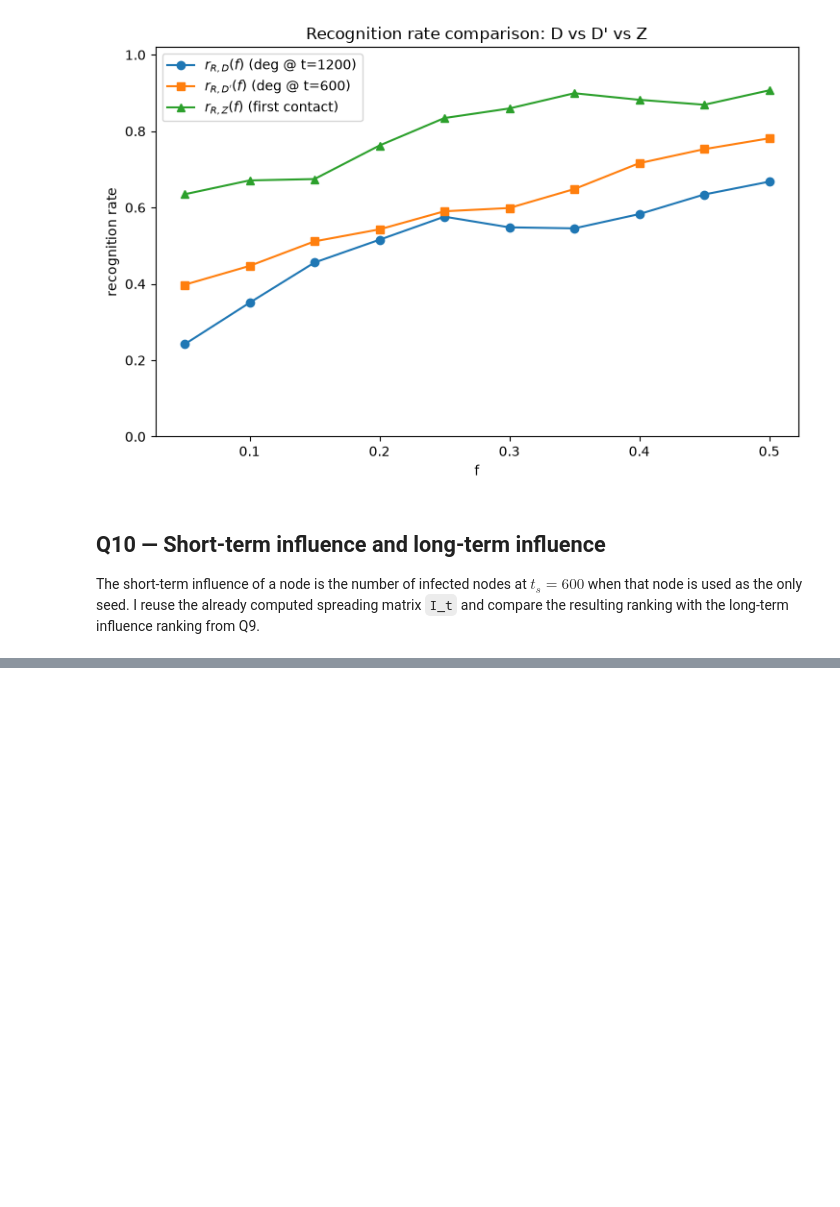
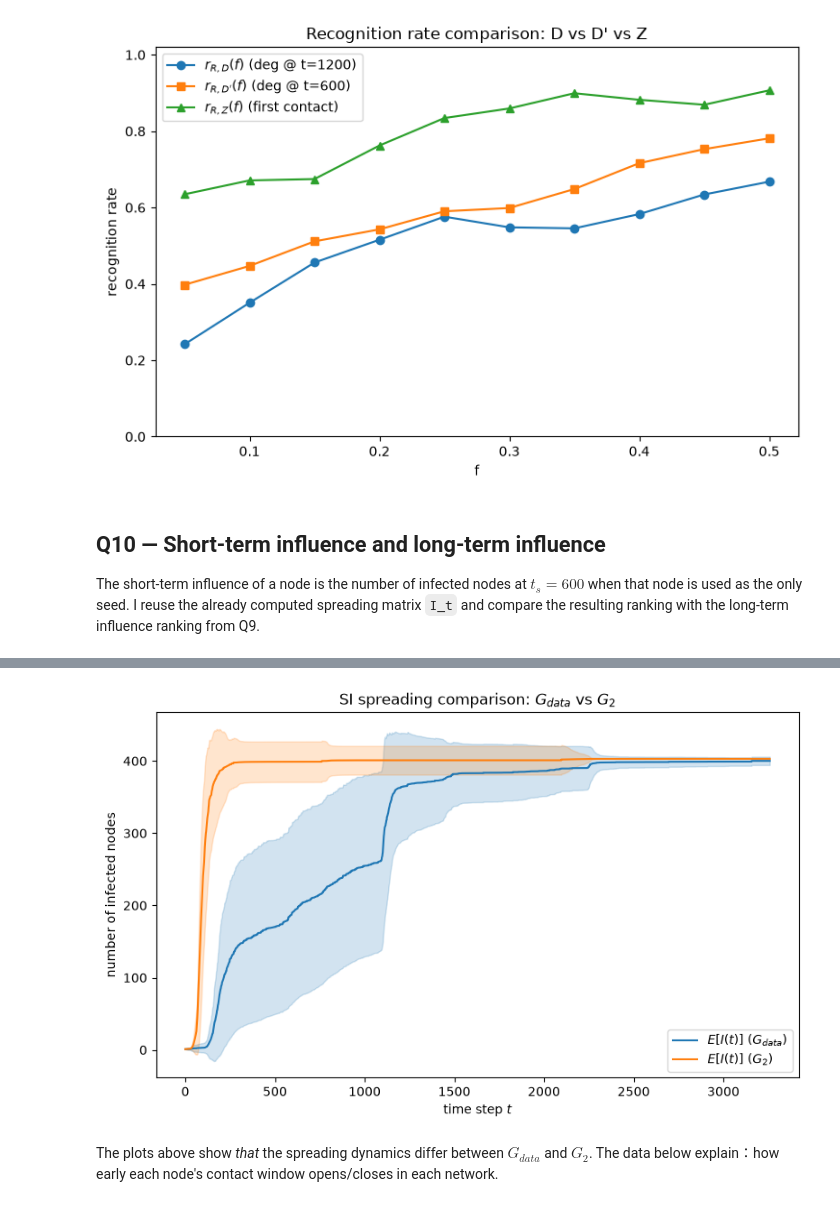
Before and after one commit to andrei00001111/ComplexAss, a Jupyter notebook: assignment.ipynb, the cells around one changed output, grey strips where cells are left out. Saved outputs shown, nothing was run; the diff lists cells and outputs as text; code cells hidden in the pictures; blank space fills up the shorter version.

```diff
--- a/assignment.ipynb
+++ b/assignment.ipynb
@@ -1371,0 +1495,25 @@ nodes tied with at least one other node: 325
+# %%
+# Combined comparison: G_data vs G_2
+def plot_spreading_comparison(curves, title):
+    """curves: list of (label, E_I, Sd_I, T, color) tuples."""
+    fig, ax = plt.subplots(figsize=(8, 5))
+    for label, E_I, Sd_I, T, color in curves:
+        tt_axis = np.arange(T + 1)
+        ax.plot(tt_axis, E_I, color=color, lw=1.5, label=fr"$E[I(t)]$ ({label})")
+        ax.fill_between(tt_axis, E_I - Sd_I, E_I + Sd_I, color=color, alpha=0.2)
+    ax.set_xlabel("time step $t$")
+    ax.set_ylabel("number of infected nodes")
+    ax.set_title(title)
+    ax.legend()
+    fig.tight_layout()
+    return fig
+
+fig_compare_q11a = plot_spreading_comparison(
+    [("$G_{data}$", E_I, Sd_I, T, "C0"), ("$G_2$", E_I_G2, Sd_I_G2, T_G2, "C1")],
+    r"SI spreading comparison: $G_{data}$ vs $G_2$"
+)
+plt.show()
+# %% [output]
+[figure, added]
+# %% [markdown]
+The plots above show *that* the spreading dynamics differ between $G_{data}$ and $G_2$. The data below explain：how early each node's contact window opens/closes in each network.
```
Also changed, not shown: parts of 22 cells of this notebook.
